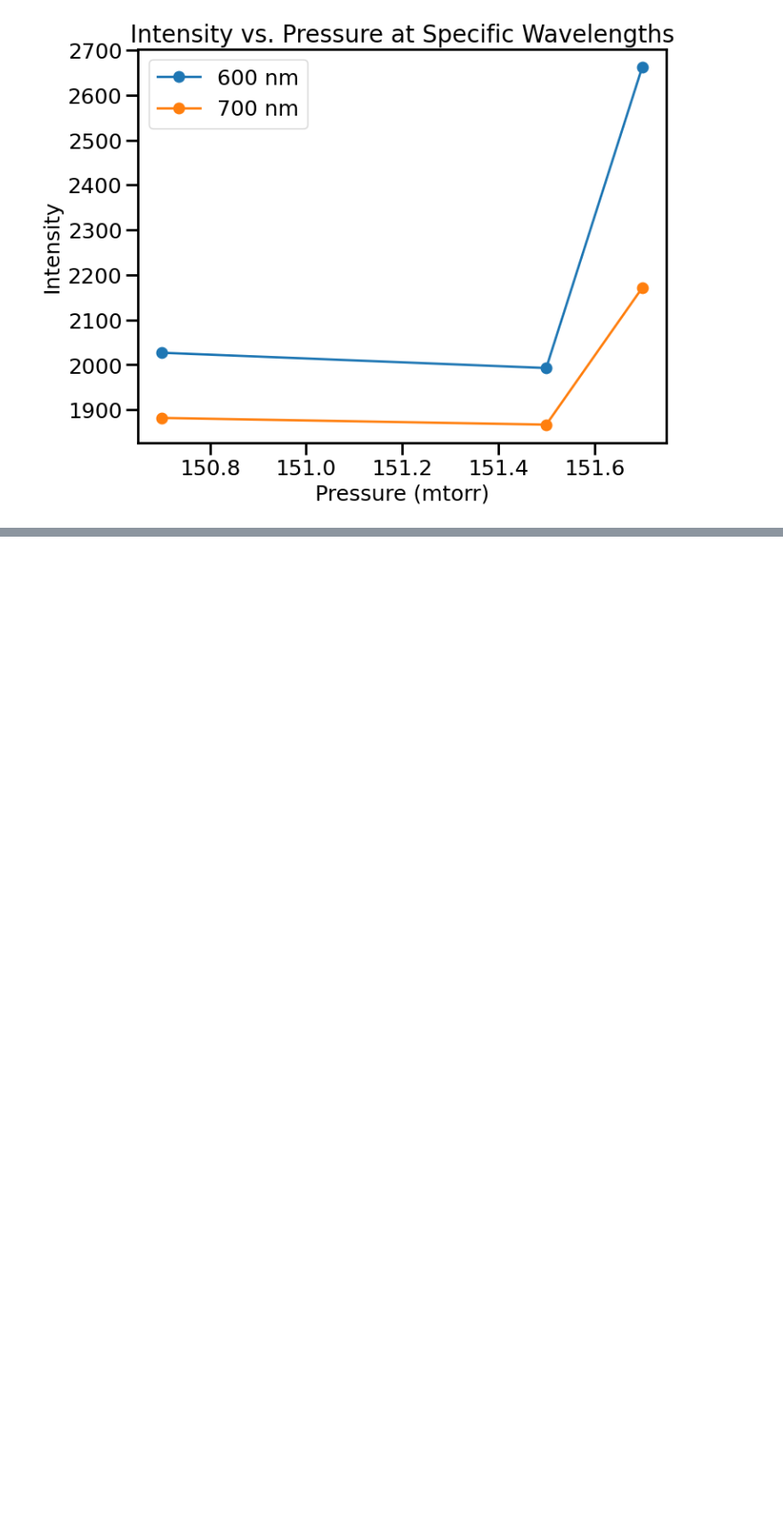
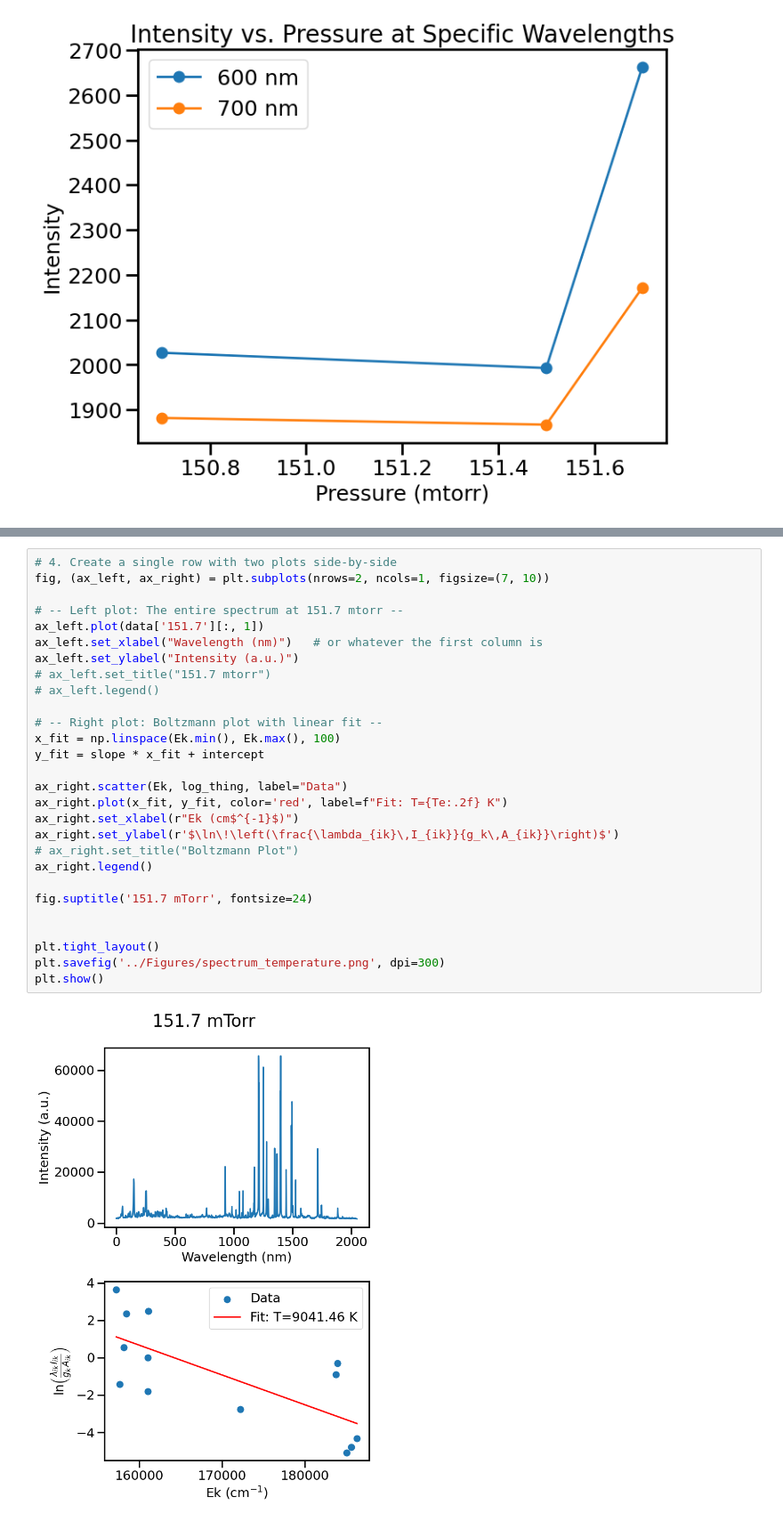
Before and after one commit to jorgegponce/physics191_plasma, a Jupyter notebook: Code/spectroscopy.ipynb, the cells around one changed output, grey strips where cells are left out. Shown at 89% size. Saved outputs shown, nothing was run; the diff lists cells and outputs as text; blank space fills up the shorter version.

```diff
--- a/Code/spectroscopy.ipynb
+++ b/Code/spectroscopy.ipynb
@@ -126,0 +205,30 @@ plt.show()
+# %%
+# 4. Create a single row with two plots side-by-side
+fig, (ax_left, ax_right) = plt.subplots(nrows=2, ncols=1, figsize=(7, 10))
+
+# -- Left plot: The entire spectrum at 151.7 mtorr --
+ax_left.plot(data['151.7'][:, 1])
+ax_left.set_xlabel("Wavelength (nm)")   # or whatever the first column is
+ax_left.set_ylabel("Intensity (a.u.)")
+# ax_left.set_title("151.7 mtorr")
+# ax_left.legend()
+
+# -- Right plot: Boltzmann plot with linear fit --
+x_fit = np.linspace(Ek.min(), Ek.max(), 100)
+y_fit = slope * x_fit + intercept
+
+ax_right.scatter(Ek, log_thing, label="Data")
+ax_right.plot(x_fit, y_fit, color='red', label=f"Fit: T={Te:.2f} K")
+ax_right.set_xlabel(r"Ek (cm$^{-1}$)")
+ax_right.set_ylabel(r'$\ln\!\left(\frac{\lambda_{ik}\,I_{ik}}{g_k\,A_{ik}}\right)$')
+# ax_right.set_title("Boltzmann Plot")
+ax_right.legend()
+
+fig.suptitle('151.7 mTorr', fontsize=24)
+
+
+plt.tight_layout()
+plt.savefig('../Figures/spectrum_temperature.png', dpi=300)
+plt.show()
+# %% [output]
+[figure, added]
```
Also changed, not shown: parts of 4 cells of this notebook, 6 other files.
